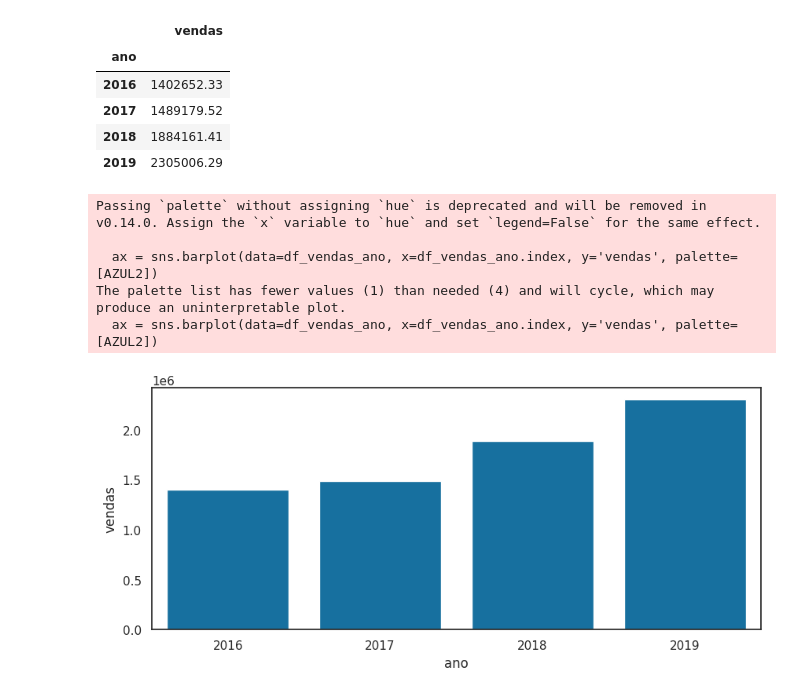
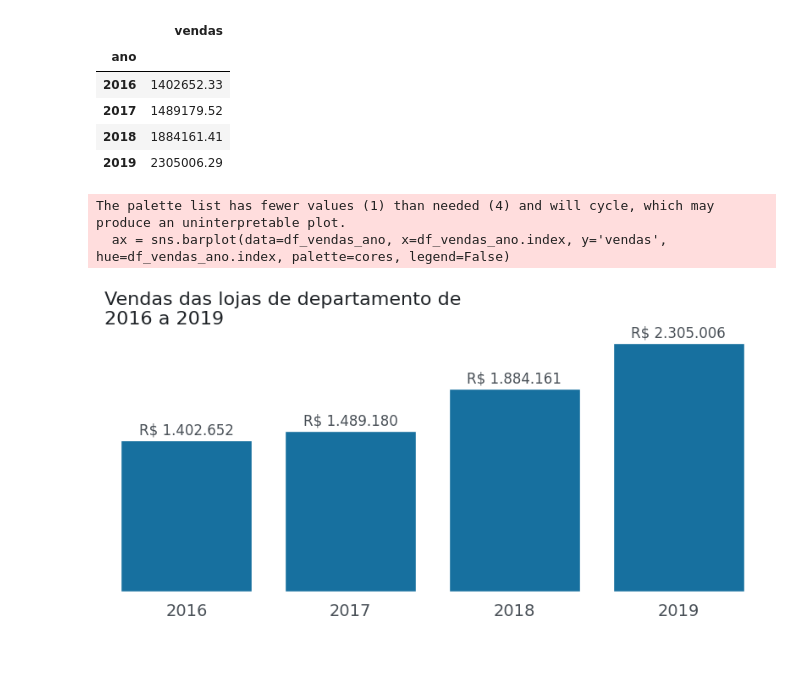
Before and after one commit to lukaswyllis/formacao-avancando-em-data-science-com-python, a Jupyter notebook: Curso 2 - Data Visualization - Gráficos de comparação e distribuição.ipynb, the cells around one changed output. Cells and saved outputs as stored; diff of their text form; code cells hidden in the pictures; blank space fills up the shorter version.

```diff
--- a/Curso 2 - Data Visualization - Gráficos de comparação e distribuição.ipynb
+++ b/Curso 2 - Data Visualization - Gráficos de comparação e distribuição.ipynb
@@ -63,16 +63,28 @@ df_vendas_ano
 | 2017 | 1489179.52 |
 | 2018 | 1884161.41 |
 | 2019 | 2305006.29 |
-# %%
-fig, ax = plt.subplots(figsize=(10,4))
-sns.set_theme(style='white')
-ax = sns.barplot(data=df_vendas_ano, x=df_vendas_ano.index, y='vendas', palette=[AZUL2])
-
-plt.show()
-# %% [output]
-Passing `palette` without assigning `hue` is deprecated and will be removed in v0.14.0. Assign the `x` variable to `hue` and set `legend=False` for the same effect.
-
-  ax = sns.barplot(data=df_vendas_ano, x=df_vendas_ano.index, y='vendas', palette=[AZUL2])
-The palette list has fewer values (1) than needed (4) and will cycle, which may produce an uninterpretable plot.
-  ax = sns.barplot(data=df_vendas_ano, x=df_vendas_ano.index, y='vendas', palette=[AZUL2])
-[figure, removed]
+# %%
+def grafico_vendas(cores: list=[AZUL2]):
+  fig, ax = plt.subplots(figsize=(10,4))
+
+  sns.set_theme(style='white')
+  sns.despine(left=True, bottom=True)
+
+  ax = sns.barplot(data=df_vendas_ano, x=df_vendas_ano.index, y='vendas', hue=df_vendas_ano.index, palette=cores, legend=False)
+  ax.set_title('Vendas das lojas de departamento de\n2016 a 2019', loc='left', fontsize=16, color=CINZA1)
+  ax.set_xlabel('')
+  ax.set_ylabel('')
+  ax.xaxis.set_tick_params(labelsize=14, labelcolor=CINZA2)
+  ax.set_yticklabels([])
+  for i, valor in enumerate(df_vendas_ano['vendas']):
+    qtd = f'R$ {valor:,.0f}'.replace(',', '.')
+    offset = 1e5
+    ax.text(i, valor+offset, qtd, color=CINZA2, fontsize=12, ha='center', va='center')
+
+  return ax
+# %%
+ax = grafico_vendas()
+# %% [output]
+The palette list has fewer values (1) than needed (4) and will cycle, which may produce an uninterpretable plot.
+  ax = sns.barplot(data=df_vendas_ano, x=df_vendas_ano.index, y='vendas', hue=df_vendas_ano.index, palette=cores, legend=False)
+[figure, added]
```
Also changed, not shown: parts of 8 cells of this notebook.
